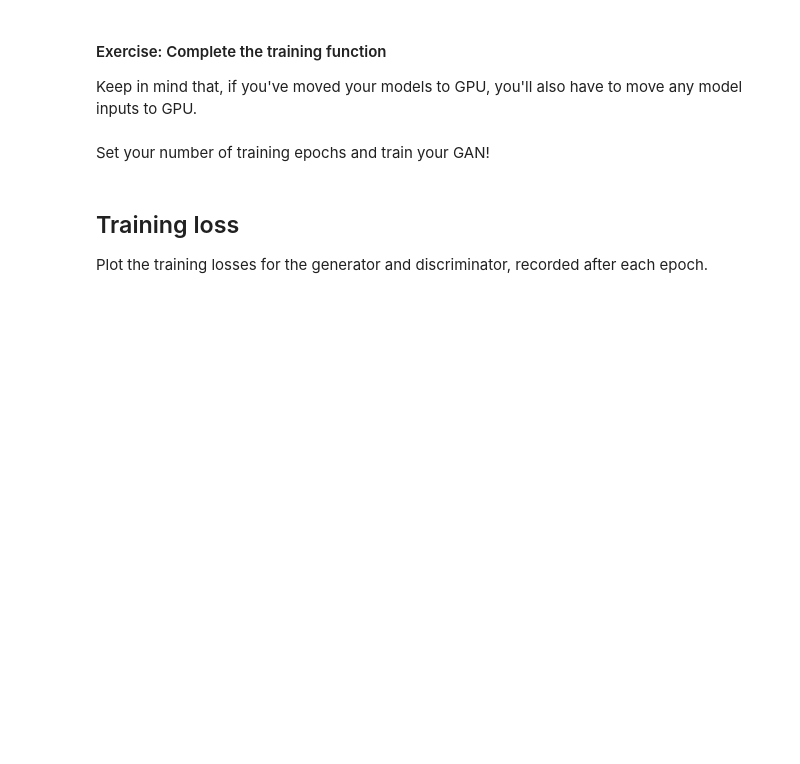
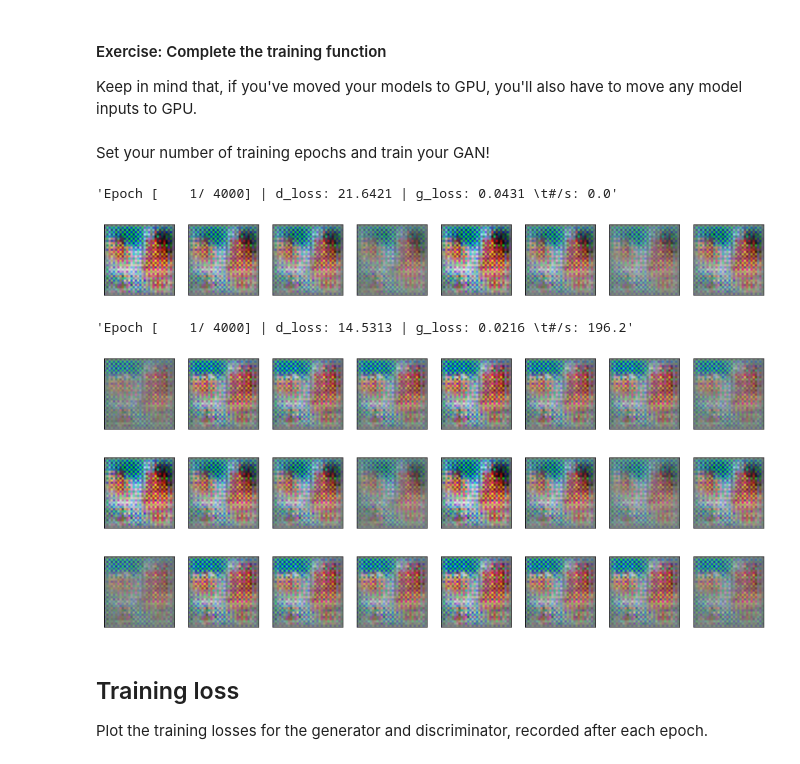
Before and after one commit to z33bs/face-generator, a Jupyter notebook: dlnd_face_generation.ipynb, the cells around one changed output. Drawn from its saved outputs; the diff is of its cells as text; code cells hidden in the pictures; blank space fills up the shorter version.

```diff
--- a/dlnd_face_generation.ipynb
+++ b/dlnd_face_generation.ipynb
@@ -181,6 +185,7 @@ class Discriminator(nn.Module):
         super(Discriminator, self).__init__()
 
         self.debug_mode = debug_mode
+        self.epoch_i = 0
 
         layers = []
         # don't need bn in first layer
@@ -281,8 +286,10 @@ class Generator(nn.Module):
         """
         super(Generator, self).__init__()
 
+        self.z_size = z_size
         self.debug_mode = debug_mode
         self.start_channels = conv_dim*(2**(num_layers-1))
+        self.epoch_i = 0
 
         layers = []
         # don't need bn in last layer
@@ -617,14 +694,21 @@ def train(D, G, n_epochs, print_every=50):
 Set your number of training epochs and train your GAN!
 # %%
 # set number of epochs
-n_epochs =
+n_epochs = 4000
 
 
 """
 DON'T MODIFY ANYTHING IN THIS CELL
 """
 # call training function
 losses = train(D, G, n_epochs=n_epochs)
+# %% [output]
+'Epoch [    1/ 4000] | d_loss: 21.6421 | g_loss: 0.0431 \t#/s: 0.0'
+[figure, added]
+'Epoch [    1/ 4000] | d_loss: 14.5313 | g_loss: 0.0216 \t#/s: 196.2'
+[figure, added]
+[figure, added]
+[figure, added]
 # %% [markdown]
 ## Training loss
 
```
Also changed, not shown: parts of 6 cells of this notebook, 1 other file.
